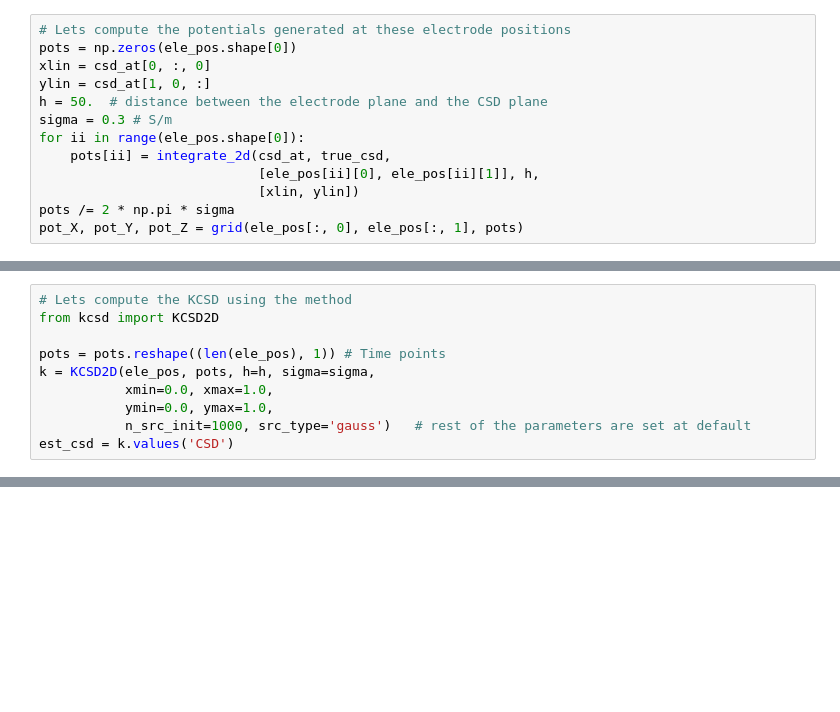
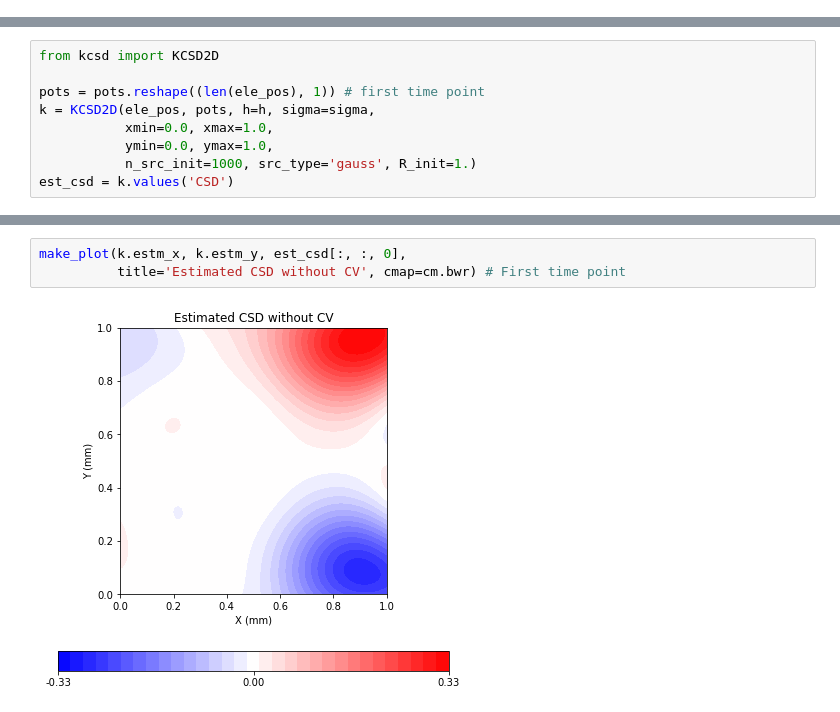
Before and after one commit to Neuroinflab/kCSD-python, a Jupyter notebook: tutorials/tutorial_basic.ipynb, the cells around one changed output, grey strips where cells are left out. Drawn from its saved outputs; the diff is of its cells as text; blank space fills up the shorter version.

```diff
--- a/tutorials/tutorial_basic.ipynb
+++ b/tutorials/tutorial_basic.ipynb
@@ -70,13 +81,0 @@ def grid(x, y, z):
-# %%
-# Lets compute the potentials generated at these electrode positions
-pots = np.zeros(ele_pos.shape[0])
-xlin = csd_at[0, :, 0]
-ylin = csd_at[1, 0, :]
-h = 50.  # distance between the electrode plane and the CSD plane
-sigma = 0.3 # S/m
-for ii in range(ele_pos.shape[0]):
-    pots[ii] = integrate_2d(csd_at, true_csd,
-                            [ele_pos[ii][0], ele_pos[ii][1]], h,
-                            [xlin, ylin])
-pots /= 2 * np.pi * sigma
-pot_X, pot_Y, pot_Z = grid(ele_pos[:, 0], ele_pos[:, 1], pots)
@@ -102,10 +105,9 @@ plt.colorbar(im, orientation='horizontal', format='%.2f', ticks=ticks)
 # %%
-# Lets compute the KCSD using the method
 from kcsd import KCSD2D
 
-pots = pots.reshape((len(ele_pos), 1)) # Time points
+pots = pots.reshape((len(ele_pos), 1)) # first time point
 k = KCSD2D(ele_pos, pots, h=h, sigma=sigma,
            xmin=0.0, xmax=1.0,
            ymin=0.0, ymax=1.0,
-           n_src_init=1000, src_type='gauss')   # rest of the parameters are set at default
+           n_src_init=1000, src_type='gauss', R_init=1.)
 est_csd = k.values('CSD')
@@ -171,0 +124,5 @@ v = ValidateKCSD2D(CSD_SEED, h=50., sigma=0.3, n_src_init=1000)
+# %%
+make_plot(k.estm_x, k.estm_y, est_csd[:, :, 0],
+          title='Estimated CSD without CV', cmap=cm.bwr) # First time point
+# %% [output]
+[figure, added]
```
Also changed, not shown: parts of 21 cells of this notebook, 7 other files.
